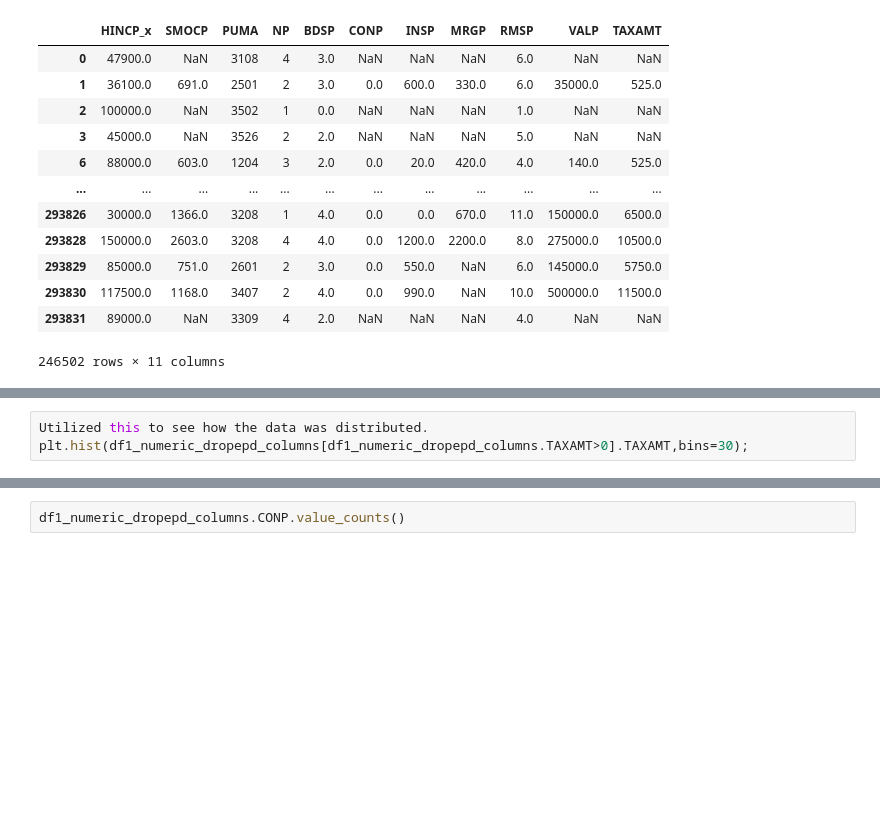
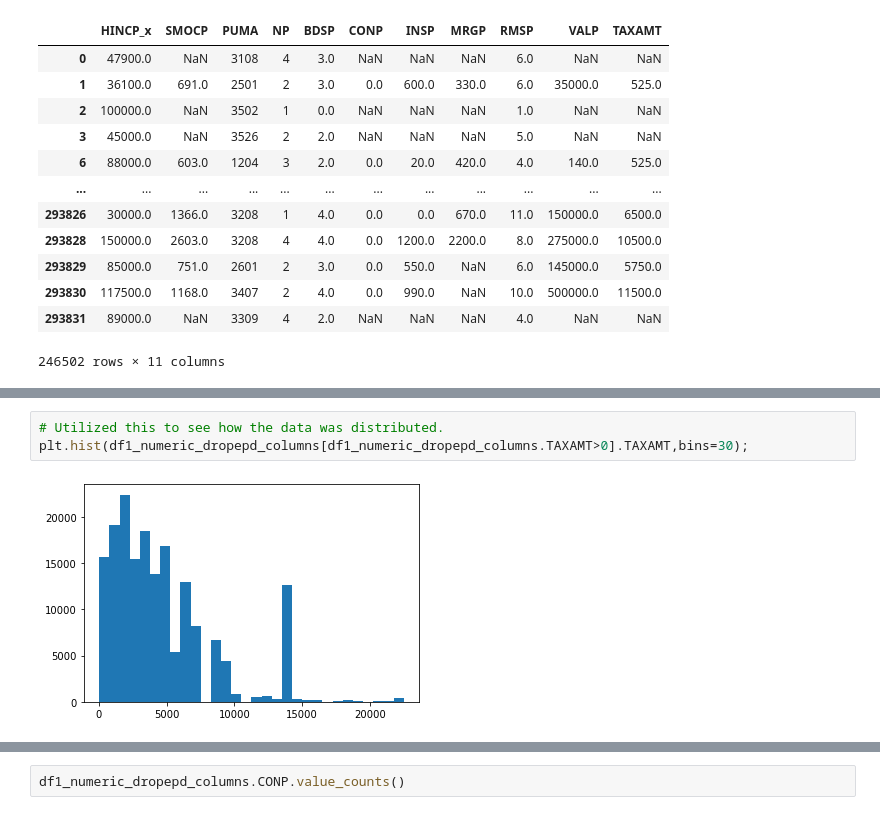
Before and after one commit to JohnhoyStephens/Capstone, a Jupyter notebook: Notebooks/Explortatory/Data_cleaning_processing.ipynb, the cells around one changed output, grey strips where cells are left out. Saved outputs shown, nothing was run; the diff lists cells and outputs as text; blank space fills up the shorter version.

```diff
--- a/Notebooks/Explortatory/Data_cleaning_processing.ipynb
+++ b/Notebooks/Explortatory/Data_cleaning_processing.ipynb
@@ -326,4 +341,6 @@ SyntaxError: invalid syntax (<ipython-input-29-f8bc4e5b23ca>, line 1)
 # %%
-Utilized this to see how the data was distributed.
+# Utilized this to see how the data was distributed.
 plt.hist(df1_numeric_dropepd_columns[df1_numeric_dropepd_columns.TAXAMT>0].TAXAMT,bins=30);
+# %% [output]
+[figure, added]
 # %%
```
Also changed, not shown: parts of 24 cells of this notebook.
